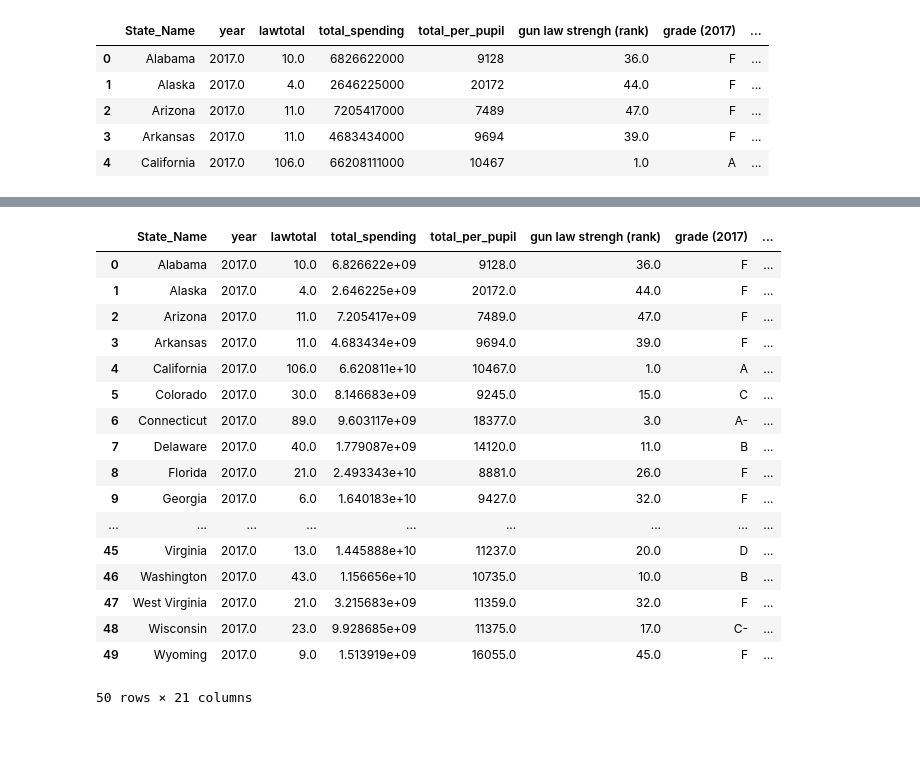
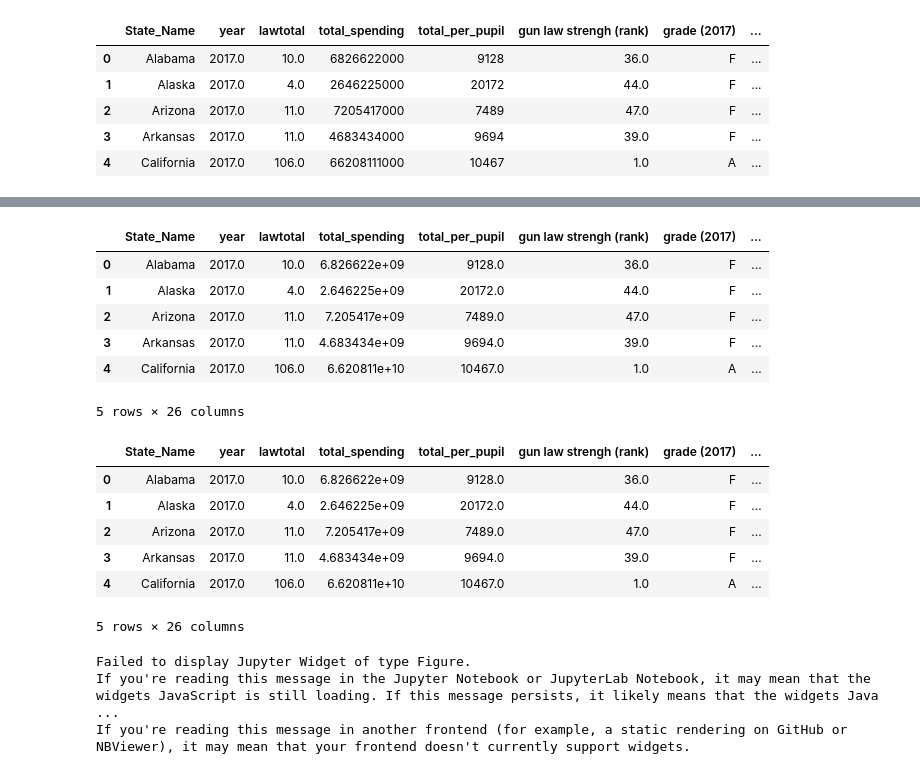
Before and after one commit to summergernon/gun_violence_analysis, a Jupyter notebook: Gun_Analysis_Pati.ipynb, the cells around one changed output, grey strips where cells are left out. Drawn from its saved outputs; the diff is of its cells as text; code cells hidden in the pictures; blank space fills up the shorter version.

```diff
--- a/Gun_Analysis_Pati.ipynb
+++ b/Gun_Analysis_Pati.ipynb
@@ -80,0 +145,8 @@ gun_mental_df.head()
+# %%
+# Add state as a column
+state_summary["State_Name"] = state_summary.index
+state_summary.head()
+
+# Reset index
+state_summary = state_summary.reset_index(drop=True)
+state_summary.head()
@@ -152,8 +311,8 @@ gun_dataframe.head()
 | 3 | Arkansas | 2017.0 | 11.0 | 4683434000 | 9694 | 39.0 | F | ... |
 | 4 | California | 2017.0 | 106.0 | 66208111000 | 10467 | 1.0 | A | ... |
 # %%
-gun_census_df = gun_dataframe.merge(census_pd, how='outer', on='State_Name')
-gun_census_df
+gundata_census_df = gun_dataframe.merge(census_pd, how='outer', on='State_Name')
+gundata_census_df.head()
 # %% [output]
 |  | State_Name | year | lawtotal | total_spending | total_per_pupil | gun law strengh (rank) | grade (2017) | ... |
 | 0 | Alabama | 2017.0 | 10.0 | 6.826622e+09 | 9128.0 | 36.0 | F | ... |
@@ -175,0 +324,3 @@ gun_census_df
+# %%
+gun_census = gundata_census_df.merge(state_geo, how='outer', on='State_Name')
+gun_census.head()
@@ -176,22 +335,22 @@ gun_census_df
+# %%
+gun_final = gun_census.merge(state_summary, how='outer', on='State_Name')
+gun_final.head()
+# %% [output]
+|  | State_Name | year | lawtotal | total_spending | total_per_pupil | gun law strengh (rank) | grade (2017) | ... |
+| 0 | Alabama | 2017.0 | 10.0 | 6.826622e+09 | 9128.0 | 36.0 | F | ... |
+| 1 | Alaska | 2017.0 | 4.0 | 2.646225e+09 | 20172.0 | 44.0 | F | ... |
+| 2 | Arizona | 2017.0 | 11.0 | 7.205417e+09 | 7489.0 | 47.0 | F | ... |
+| 3 | Arkansas | 2017.0 | 11.0 | 4.683434e+09 | 9694.0 | 39.0 | F | ... |
+| 4 | California | 2017.0 | 106.0 | 6.620811e+10 | 10467.0 | 1.0 | A | ... |
+5 rows × 26 columns
 # %%
-gun_census = gun_census_df.dropna(axis=0, how='any', thresh=None, subset=None, inplace=False)
-gun_census
+gun_df = gun_final.dropna(axis=0, how='any', thresh=None, subset=None, inplace=False)
+gun_df.head()
 # %% [output]
 |  | State_Name | year | lawtotal | total_spending | total_per_pupil | gun law strengh (rank) | grade (2017) | ... |
 | 0 | Alabama | 2017.0 | 10.0 | 6.826622e+09 | 9128.0 | 36.0 | F | ... |
 | 1 | Alaska | 2017.0 | 4.0 | 2.646225e+09 | 20172.0 | 44.0 | F | ... |
 | 2 | Arizona | 2017.0 | 11.0 | 7.205417e+09 | 7489.0 | 47.0 | F | ... |
 | 3 | Arkansas | 2017.0 | 11.0 | 4.683434e+09 | 9694.0 | 39.0 | F | ... |
 | 4 | California | 2017.0 | 106.0 | 6.620811e+10 | 10467.0 | 1.0 | A | ... |
-| 5 | Colorado | 2017.0 | 30.0 | 8.146683e+09 | 9245.0 | 15.0 | C | ... |
-| 6 | Connecticut | 2017.0 | 89.0 | 9.603117e+09 | 18377.0 | 3.0 | A- | ... |
-| 7 | Delaware | 2017.0 | 40.0 | 1.779087e+09 | 14120.0 | 11.0 | B | ... |
-| 8 | Florida | 2017.0 | 21.0 | 2.493343e+10 | 8881.0 | 26.0 | F | ... |
-| 9 | Georgia | 2017.0 | 6.0 | 1.640183e+10 | 9427.0 | 32.0 | F | ... |
-| ... | ... | ... | ... | ... | ... | ... | ... | ... |
-| 45 | Virginia | 2017.0 | 13.0 | 1.445888e+10 | 11237.0 | 20.0 | D | ... |
-| 46 | Washington | 2017.0 | 43.0 | 1.156656e+10 | 10735.0 | 10.0 | B | ... |
-| 47 | West Virginia | 2017.0 | 21.0 | 3.215683e+09 | 11359.0 | 32.0 | F | ... |
-| 48 | Wisconsin | 2017.0 | 23.0 | 9.928685e+09 | 11375.0 | 17.0 | C- | ... |
-| 49 | Wyoming | 2017.0 | 9.0 | 1.513919e+09 | 16055.0 | 45.0 | F | ... |
-50 rows × 21 columns
+5 rows × 26 columns
@@ -197,0 +359,9 @@ gun_census
+# %%
+gmaps.configure(api_key=gkey) # Fill in with your API key
+
+fig = gmaps.figure()
+fig
+# %% [output]
+Failed to display Jupyter Widget of type Figure.
+If you're reading this message in the Jupyter Notebook or JupyterLab Notebook, it may mean that the widgets JavaScript is still loading. If this message persists, it likely means that the widgets Java ...
+If you're reading this message in another frontend (for example, a static rendering on GitHub or NBViewer), it may mean that your frontend doesn't currently support widgets.
```
Also changed, not shown: parts of 25 cells of this notebook, 3 other files.
